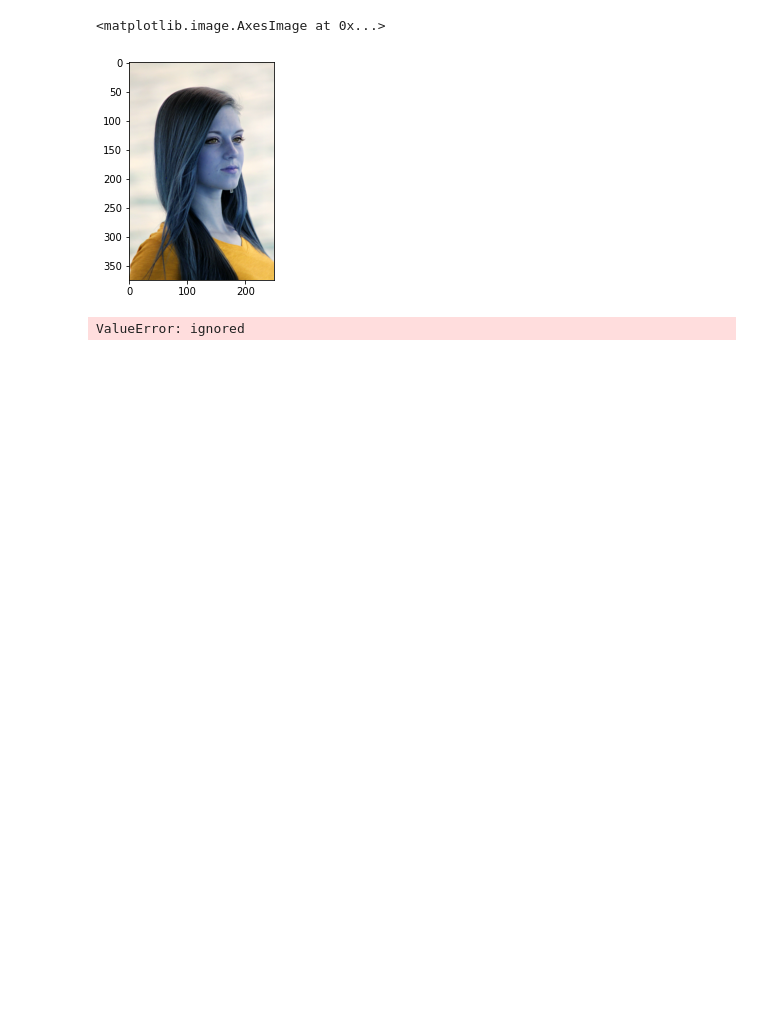
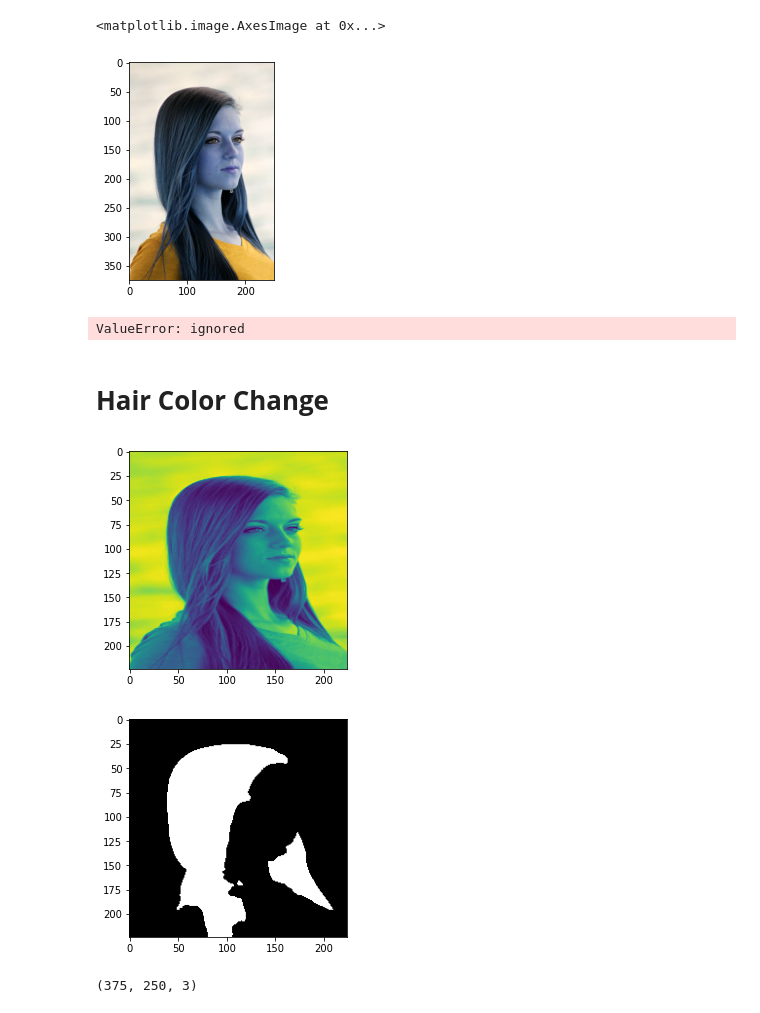
Before and after one commit to AwaisFazli/ChangeHairColorApp, a Jupyter notebook: HairSegmentation.ipynb, the cells around one changed output. Cells and saved outputs as stored; diff of their text form; code cells hidden in the pictures; blank space fills up the shorter version.

Commit message:
color changes made

```diff
--- a/HairSegmentation.ipynb
+++ b/HairSegmentation.ipynb
@@ -282,3 +282,31 @@ img[..., 2] = np.where(m1 == 255,255, img[..., 2])
 ValueError: ignored
 # %%
 plt.imshow(img)
+# %% [markdown]
+# **Hair Color Change**
+# %%
+model.load_weights('/content/drive/MyDrive/Collab DataSets/model.h5')
+# %%
+test_pic = cv2.imread("/content/drive/MyDrive/Collab DataSets/Face1.png")
+path = "/content/drive/MyDrive/Collab DataSets/Face1.png"
+# %%
+
+pred = resize(test_pic, (224,224,1), mode = "reflect")
+test = np.squeeze(pred)
+plt.imshow(test)
+plt.show()
+x = image.img_to_array(pred)
+x = np.expand_dims(x, axis = 0)
+pr = model.predict(x)
+prt = (pr > 0.4).astype(np.uint8)
+prt = np.squeeze(prt)
+plt.imshow(prt, cmap = "gray")
+
+plt.show()
+# %% [output]
+[figure, added]
+[figure, added]
+# %%
+test_pic.shape
+# %% [output]
+(375, 250, 3)
```
Also changed, not shown: parts of 4 cells of this notebook.
